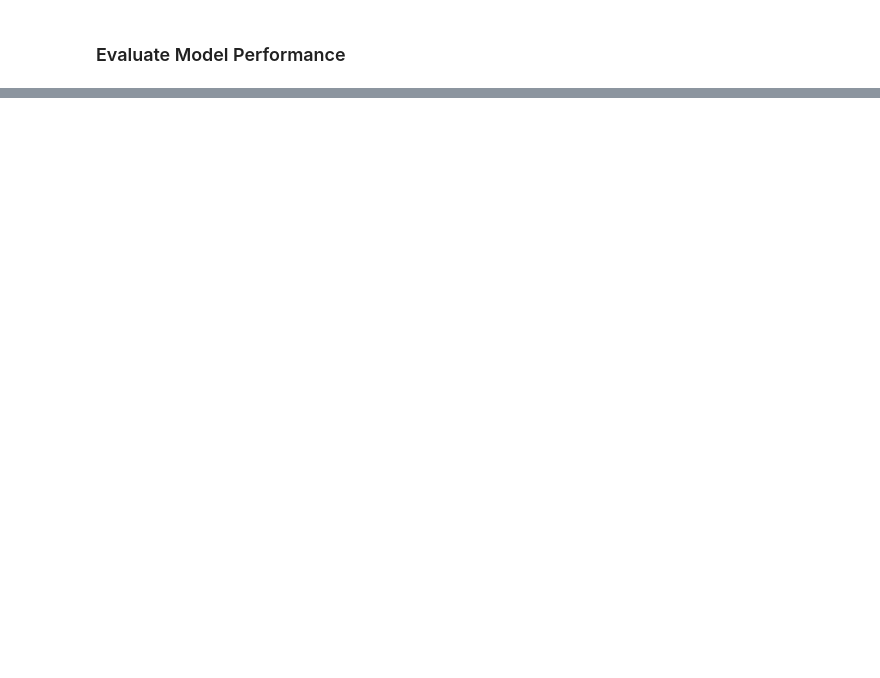
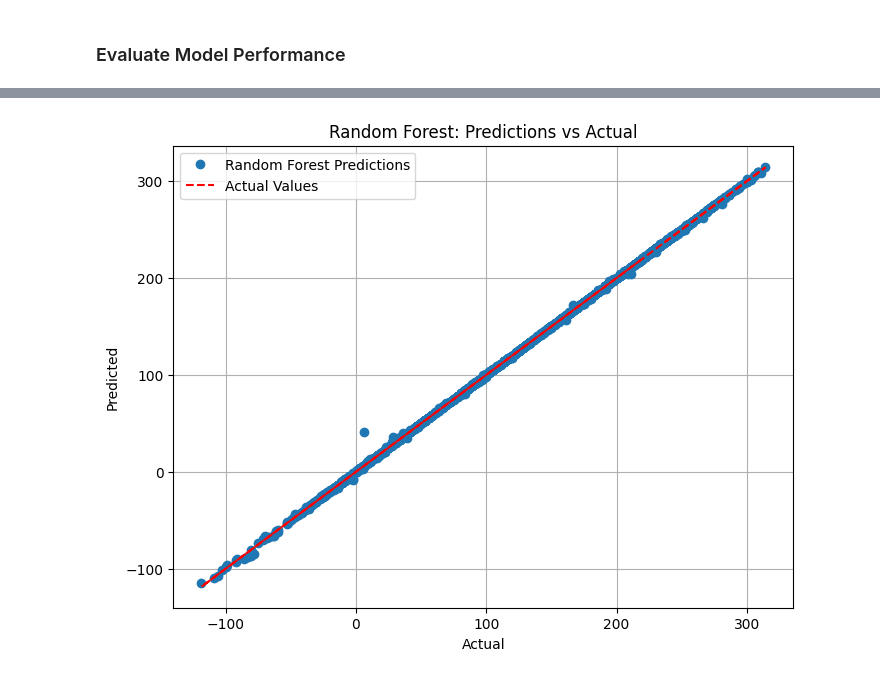
Before and after one commit to ramimt96/NCEI-Weather-Forecast-ML-Models, a Jupyter notebook: weatherforecast.ipynb, the cells around one changed output, grey strips where cells are left out. Drawn from its saved outputs; the diff is of its cells as text; code cells hidden in the pictures; blank space fills up the shorter version.

```diff
--- a/weatherforecast.ipynb
+++ b/weatherforecast.ipynb
@@ -268,0 +335,16 @@ Neural Network MAE: 0.4574398774362602
+# %%
+# Make predictions using the random forest model
+random_forest_predictions = random_forest.predict(X_test)
+
+# Plot random forest predictions vs actual
+plt.figure(figsize=(8, 6))
+plt.plot(Y_test, random_forest_predictions, 'o', label='Random Forest Predictions')
+plt.plot(Y_test, Y_test, color='r', linestyle='--', label='Actual Values')
+plt.title('Random Forest: Predictions vs Actual')
+plt.xlabel('Actual')
+plt.ylabel('Predicted')
+plt.legend()
+plt.grid(True)
+plt.show()
+# %% [output]
+[figure, added]
```
Also changed, not shown: parts of 16 cells of this notebook.
